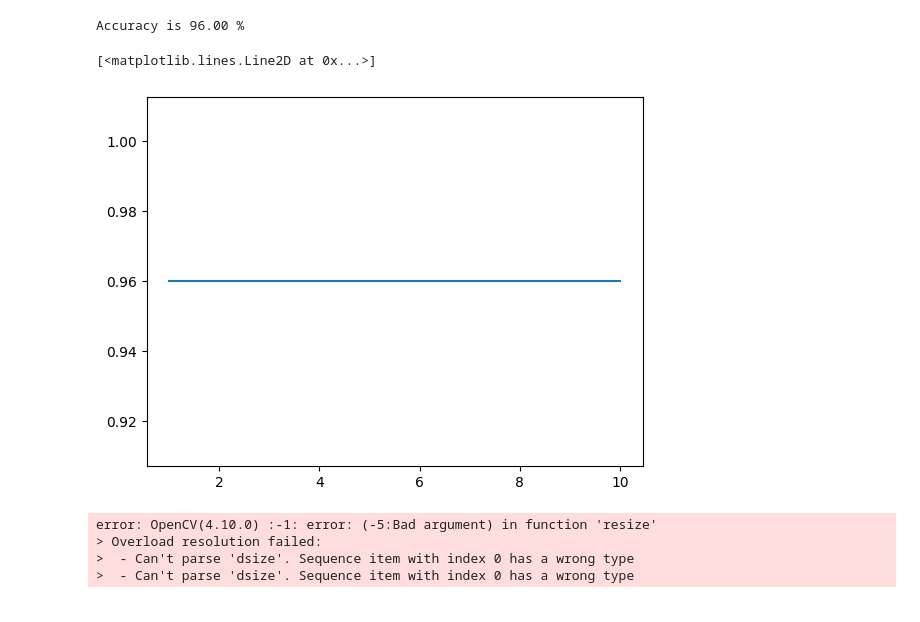
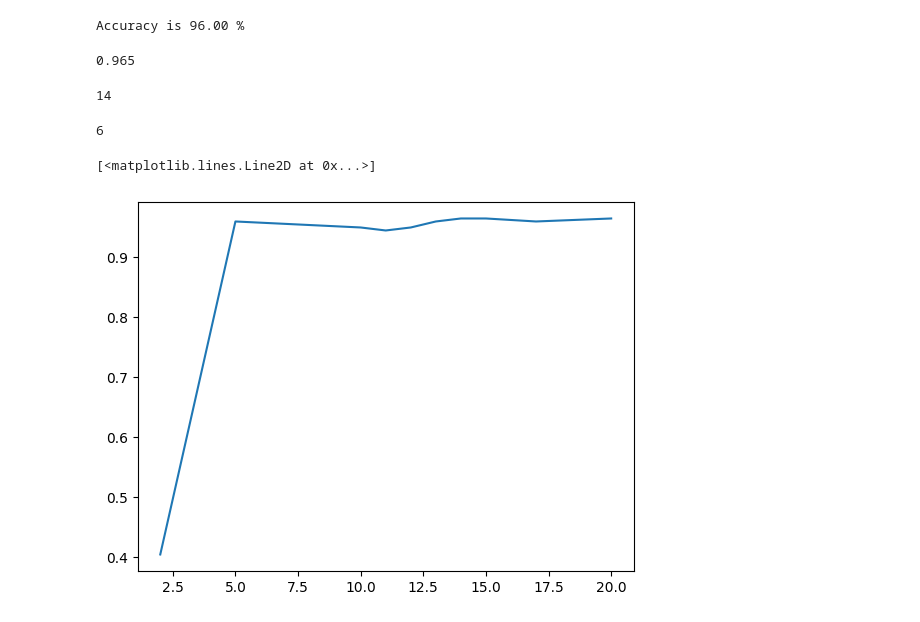
Before and after one commit to hany-1485/ML-notebooks, a Jupyter notebook: 04-persian-digit-classification-with-knn.ipynb, the cells around one changed output. Drawn from its saved outputs; the diff is of its cells as text; code cells hidden in the pictures.

```diff
--- a/04-persian-digit-classification-with-knn.ipynb
+++ b/04-persian-digit-classification-with-knn.ipynb
@@ -15,7 +15,7 @@ import cv2
     # trs=ts
     # tes=tss
 def load_hoda(size=5):
-    dataset=dataset = io.loadmat('/content/dataset/Data_hoda_full.mat')
+    dataset=dataset = io.loadmat('/content/Data_hoda_full.mat')
     #test and training set
     X_train_orginal = np.squeeze(dataset['Data'][:1000])
     y_train = np.squeeze(dataset['labels'][:1000])
@@ -129,14 +129,29 @@ acc = neigh.score(X_test, y_test)
 print ("Accuracy is %.2f %%" %(acc*100))
 # %% [output]
 Accuracy is 96.00 %
+# %%
+s=np.array([2, 5, 10,11,12,13,14,15,17 ,20])
 # %%
 for i in range(0,10):
-  neighb = KNeighborsClassifier(n_neighbors=kk[i])
-  neighb.fit(X_train, y_train)
-  accu = neigh.score(X_test, y_test)
+  X_train, y_train, X_test, y_test = load_hoda(size=s[i])
+  nei = KNeighborsClassifier(n_neighbors=3)
+  nei.fit(X_train, y_train)
+  accu = nei.score(X_test, y_test)
   sk[i]=accu
+# %%
+sk[6]
+# %% [output]
+0.965
+# %%
+s[6]
+# %% [output]
+14
+# %%
+sk.argmax()
+# %% [output]
+6
 # %%
-plt.plot(kk, sk)
+plt.plot(s, sk)
 # %% [output]
 [<matplotlib.lines.Line2D at 0x...>]
-[figure, old version]
+[figure, new version]
@@ -145,12 +157,0 @@ s=np.array([2, 5, 10, 20, 50, 100, 200, 500])
-# %%
-for i in range(0,8):
-  X_train, y_train, X_test, y_test = load_hoda(size=s)
-  nei = KNeighborsClassifier(n_neighbors=3)
-  nei.fit(X_train, y_train)
-  accu = nei.score(X_test, y_test)
-  sk[i]=accu
-# %% [output]
-error: OpenCV(4.10.0) :-1: error: (-5:Bad argument) in function 'resize'
-> Overload resolution failed:
->  - Can't parse 'dsize'. Sequence item with index 0 has a wrong type
->  - Can't parse 'dsize'. Sequence item with index 0 has a wrong type
```
Also changed, not shown: parts of 2 cells of this notebook.
